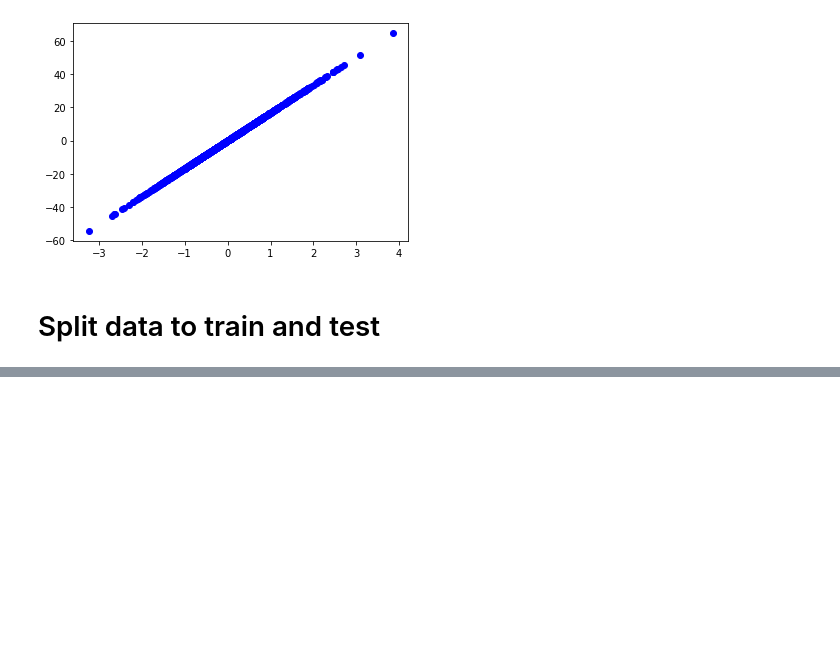
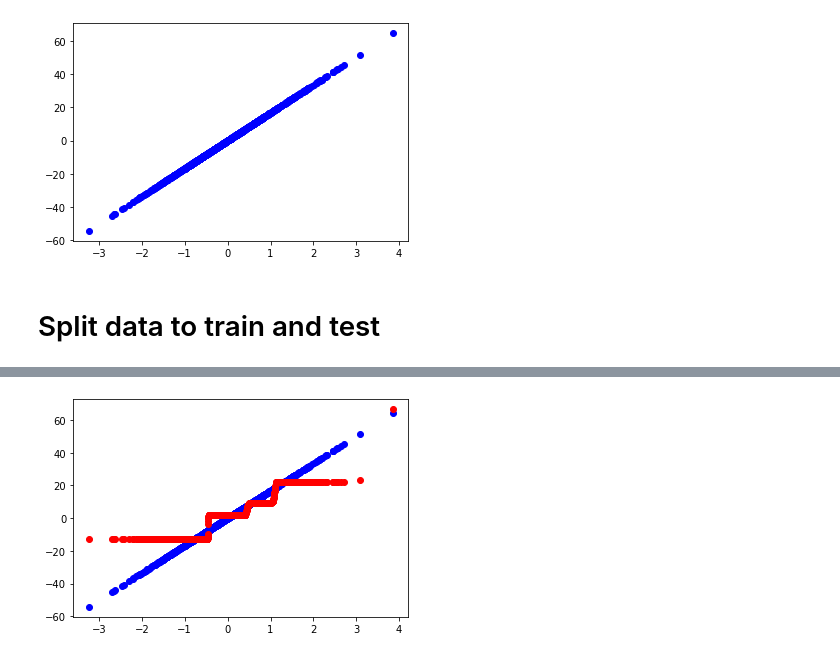
Before and after one commit to halynavs/gl-ml-basecamp, a Jupyter notebook: NN/Multilayer_perceptron_for_regression.ipynb, the cells around one changed output, grey strips where cells are left out. Saved outputs shown, nothing was run; the diff lists cells and outputs as text; code cells hidden in the pictures; blank space fills up the shorter version.

```diff
--- a/NN/Multilayer_perceptron_for_regression.ipynb
+++ b/NN/Multilayer_perceptron_for_regression.ipynb
@@ -184,0 +217,7 @@ output2 = mlp.forward_propagate(X)
+# %%
+yp1 = model.predict(X)
+plt.plot(X, y, 'bo')
+plt.plot(X, yp1, 'ro')
+plt.show()
+# %% [output]
+[figure, added]
```
Also changed, not shown: parts of 12 cells of this notebook.
